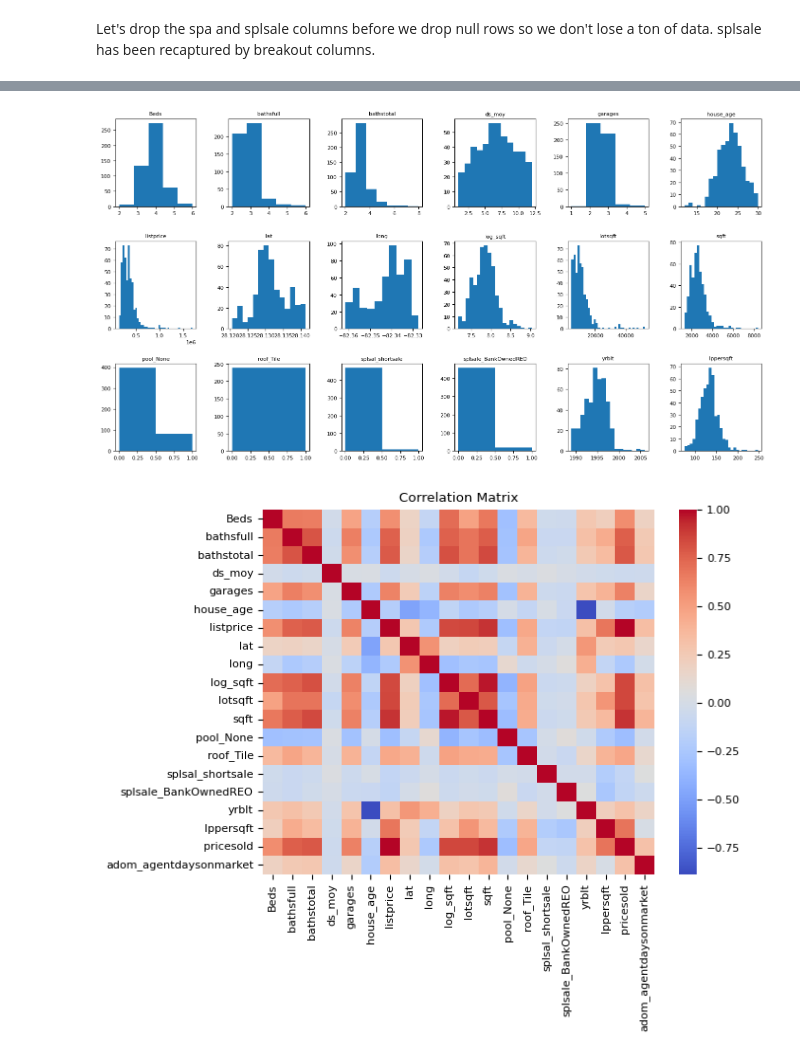
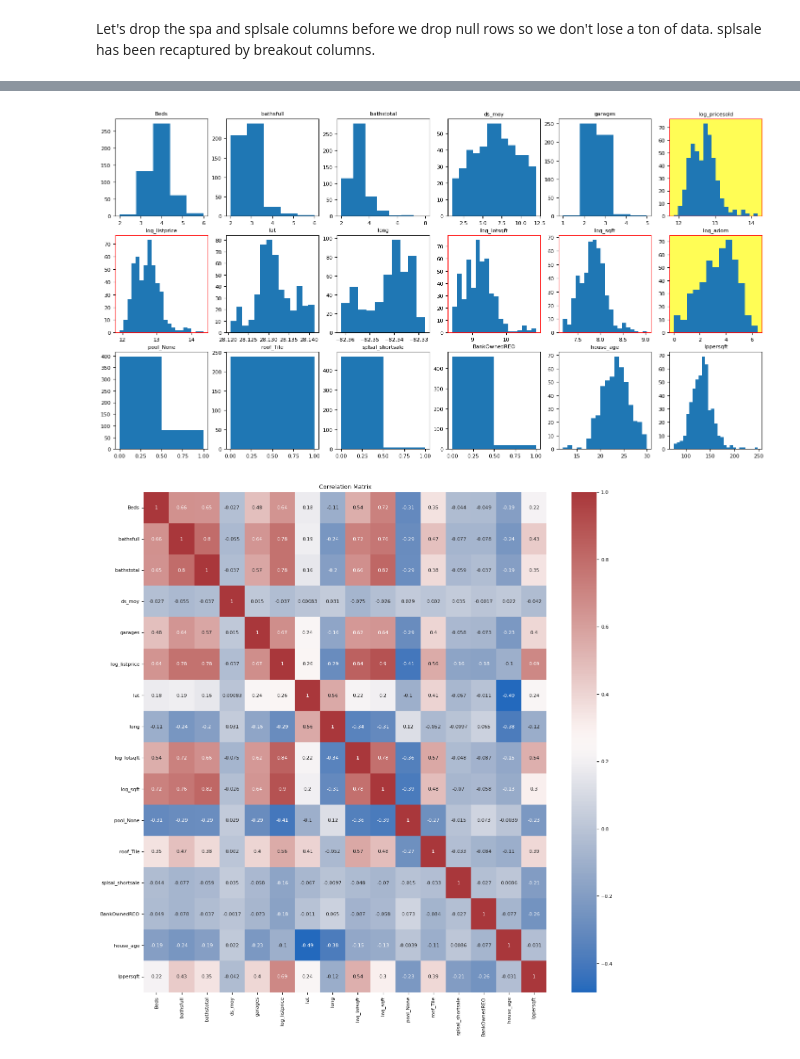
Before and after one commit to bombTechCoder/huntersGreen, a Jupyter notebook: scripts/predictSales.ipynb, the cells around one changed output, grey strips where cells are left out. Saved outputs shown, nothing was run; the diff lists cells and outputs as text; code cells hidden in the pictures.

```diff
--- a/scripts/predictSales.ipynb
+++ b/scripts/predictSales.ipynb
@@ -66,6 +151,10 @@ df.describe()
 # let's transform
 df['log_sqft'] = np.log1p(df['sqft'])
 df['house_age'] = df['pd_year'] - df['yrblt']
+df['log_pricesold'] = np.log1p(df['pricesold'])
+df['log_listprice'] = np.log1p(df['listprice'])
+df['log_lotsqft'] = np.log1p(df['lotsqft'])
+df['log_adom'] = np.log1p(df['adom'])
 df.describe()
 # df.head()
 # %% [output]
@@ -81,9 +170,9 @@ df.describe()
 # %%
 # histograms
 plt.rcParams.update({'font.size': 8})
-fig, ((Beds, bathsfull, bathstotal, ds_moy, garages, house_age),
-      (listprice, lat, long, log_sqft, lotsqft, sqft),
-      (pool_None, roof_Tile, splsal_shortsale, splsale_BankOwnedREO, yrblt, lppersqft)) = plt.subplots(nrows=3, ncols=6)
+fig, ((Beds, bathsfull, bathstotal, ds_moy, garages, log_pricesold),
+      (log_listprice, lat, long, log_lotsqft, log_sqft, log_adom),
+      (pool_None, roof_Tile, splsal_shortsale, BankOwnedREO, house_age, lppersqft)) = plt.subplots(nrows=3, ncols=6)
 
 Beds.hist(df['Beds'], 5)
 Beds.set_title('Beds', fontsize=8)
@@ -95,47 +184,70 @@ ds_moy.hist(df['ds_moy'], 12)
 ds_moy.set_title('ds_moy', fontsize=8)
 garages.hist(df['garages'],5)
 garages.set_title('garages', fontsize=8)
-house_age.hist(df['house_age'], 'auto')
-house_age.set_title('house_age', fontsize=8)
-listprice.hist(df['listprice'], 'auto')
-listprice.set_title('listprice', fontsize=8)
+log_pricesold.hist(df['log_pricesold'], 'auto')
+log_pricesold.set_title('log_pricesold', fontsize=8)
+log_listprice.hist(df['log_listprice'], 'auto')
+log_listprice.set_title('log_listprice', fontsize=8)
 lat.hist(df['lat'], 'auto')
 lat.set_title('lat', fontsize=8)
 long.hist(df['long'], 'auto')
 long.set_title('long', fontsize=8)
+log_adom.hist(df['log_adom'], 'auto')
+log_adom.set_title('log_adom', fontsize=8)
+log_lotsqft.hist(df['log_lotsqft'], 'auto')
+log_lotsqft.set_title('log_lotsqft', fontsize=8)
 log_sqft.hist(df['log_sqft'], 'auto')
 log_sqft.set_title('log_sqft', fontsize=8)
-lotsqft.hist(df['lotsqft'], 'auto')
-lotsqft.set_title('lotsqft', fontsize=8)
-sqft.hist(df['sqft'], 'auto')
-sqft.set_title('sqft', fontsize=8)
 pool_None.hist(df['pool_None'], 2)
 pool_None.set_title('pool_None', fontsize=8)
 roof_Tile.hist(df['roof_Tile'], 2)
 roof_Tile.set_title('roof_Tile', fontsize=8)
 splsal_shortsale.hist(df['splsal_shortsale'], 2)
 splsal_shortsale.set_title('splsal_shortsale', fontsize=8)
-splsale_BankOwnedREO.hist(df['splsale_BankOwnedREO'], 2)
-splsale_BankOwnedREO.set_title('splsale_BankOwnedREO', fontsize=8)
-yrblt.hist(df['yrblt'], 'auto')
-yrblt.set_title('yrblt', fontsize=8)
+BankOwnedREO.hist(df['BankOwnedREO'], 2)
+BankOwnedREO.set_title('BankOwnedREO', fontsize=8)
+house_age.hist(df['house_age'], 'auto')
+house_age.set_title('house_age', fontsize=8)
 lppersqft.hist(df['lppersqft'], 'auto')
 lppersqft.set_title('lppersqft', fontsize=8)
 
+log_pricesold.set_facecolor('#FFFD55')
+log_pricesold.spines['top'].set_color('red')
+log_pricesold.spines['right'].set_color('red')
+log_pricesold.spines['bottom'].set_color('red')
+log_pricesold.spines['left'].set_color('red')
+log_adom.set_facecolor('#FFFD55')
+log_adom.spines['top'].set_color('red')
+log_adom.spines['right'].set_color('red')
+log_adom.spines['bottom'].set_color('red')
+log_adom.spines['left'].set_color('red')
+log_sqft.spines['top'].set_color('red')
+log_sqft.spines['right'].set_color('red')
+log_sqft.spines['bottom'].set_color('red')
+log_sqft.spines['left'].set_color('red')
+log_lotsqft.spines['top'].set_color('red')
+log_lotsqft.spines['right'].set_color('red')
+log_lotsqft.spines['bottom'].set_color('red')
+log_lotsqft.spines['left'].set_color('red')
+log_listprice.spines['top'].set_color('red')
+log_listprice.spines['right'].set_color('red')
+log_listprice.spines['bottom'].set_color('red')
+log_listprice.spines['left'].set_color('red')
 fig.tight_layout()
 fig.set_figheight(8)
 fig.set_figwidth(15)
-plt.subplots_adjust(wspace=0.4, hspace=0.4)
+plt.subplots_adjust(wspace=0.2, hspace=0.2)
 plt.show()
 # %% [output]
-[figure, old version]
+[figure, new version]
 # %%
-df_corr = df[['Beds', 'bathsfull', 'bathstotal', 'ds_moy', 'garages', 'house_age',
-      'listprice', 'lat', 'long', 'log_sqft', 'lotsqft', 'sqft', 'pool_None', 'roof_Tile',
-      'splsal_shortsale', 'splsale_BankOwnedREO', 'yrblt', 'lppersqft', 'pricesold', 'adom_agentdaysonmarket']]
-sns.heatmap(df_corr.corr(), cmap='coolwarm')
+df_corr_t = df[['Beds', 'bathsfull', 'bathstotal', 'ds_moy', 'garages',
+      'log_listprice', 'lat', 'long', 'log_lotsqft', 'log_sqft', 'pool_None', 'roof_Tile',
+      'splsal_shortsale', 'BankOwnedREO', 'house_age', 'lppersqft']]
+plt.figure(figsize=(15,15))
+sns.heatmap(df_corr_t.corr(), annot=True, cmap='vlag')
 plt.title('Correlation Matrix')
 plt.show()
 # %% [output]
-[figure, old version]
+[figure, new version]
 # %%
```
Also changed, not shown: parts of 12 cells of this notebook, 1 other file.
